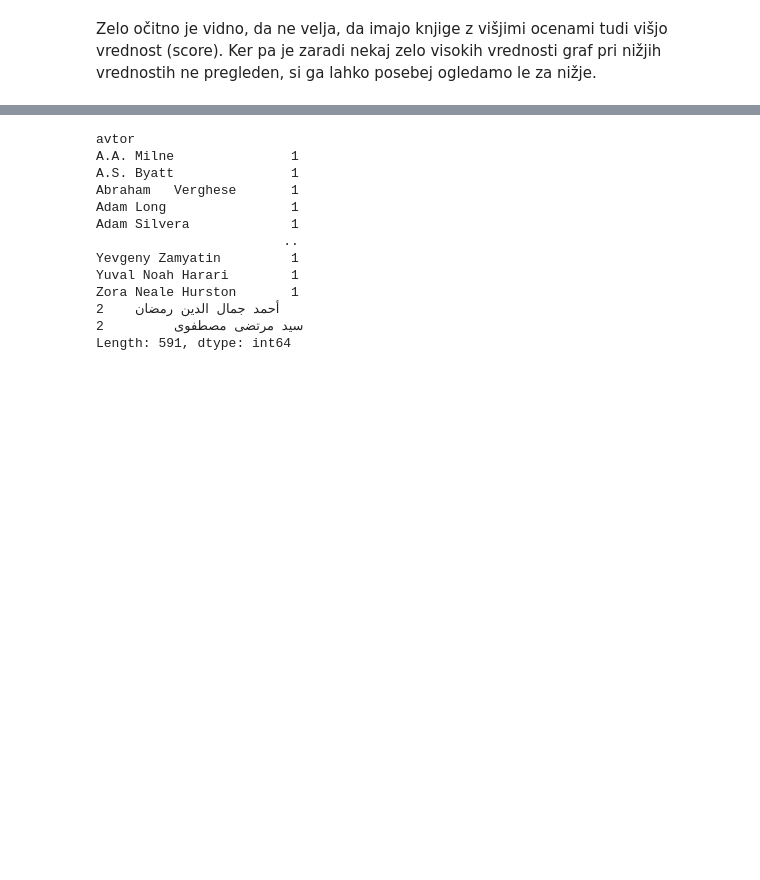
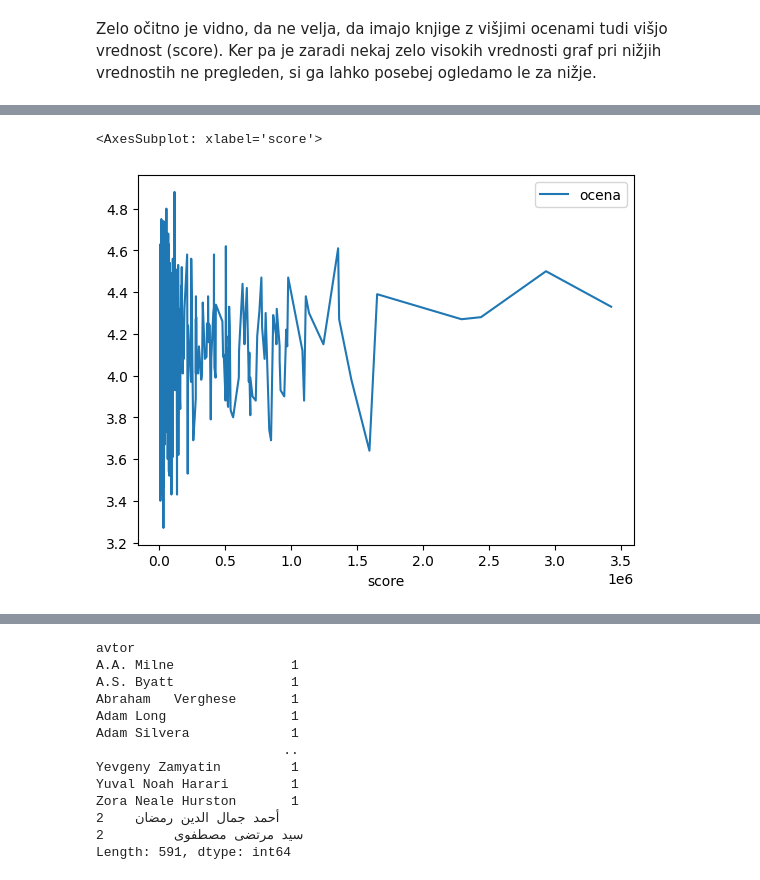
Before and after one commit to tianakutin/Analiza-podatkov, a Jupyter notebook: analiza.ipynb, the cells around one changed output, grey strips where cells are left out. Drawn from its saved outputs; the diff is of its cells as text; code cells hidden in the pictures; blank space fills up the shorter version.

```diff
--- a/analiza.ipynb
+++ b/analiza.ipynb
@@ -98 +96,6 @@ knjige[knjige_najvisjih_vrednosti].plot.scatter(x='ocena', y='score', title='odv
+# %%
+knjige.plot(x='score', y='ocena')
+# %% [output]
+<AxesSubplot: xlabel='score'>
+[figure, added]
 # %% [markdown]
```
Also changed, not shown: parts of 15 cells of this notebook.
